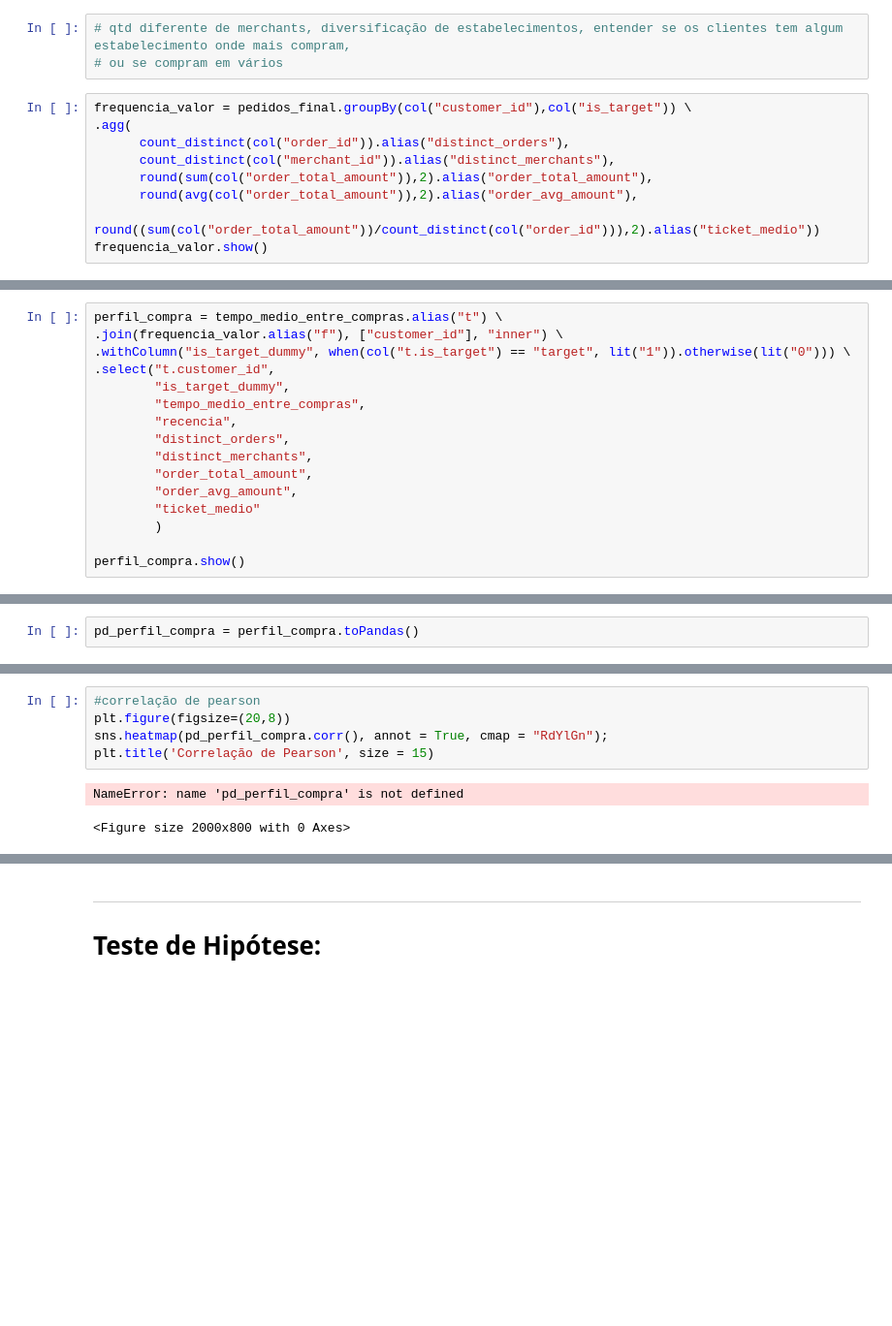
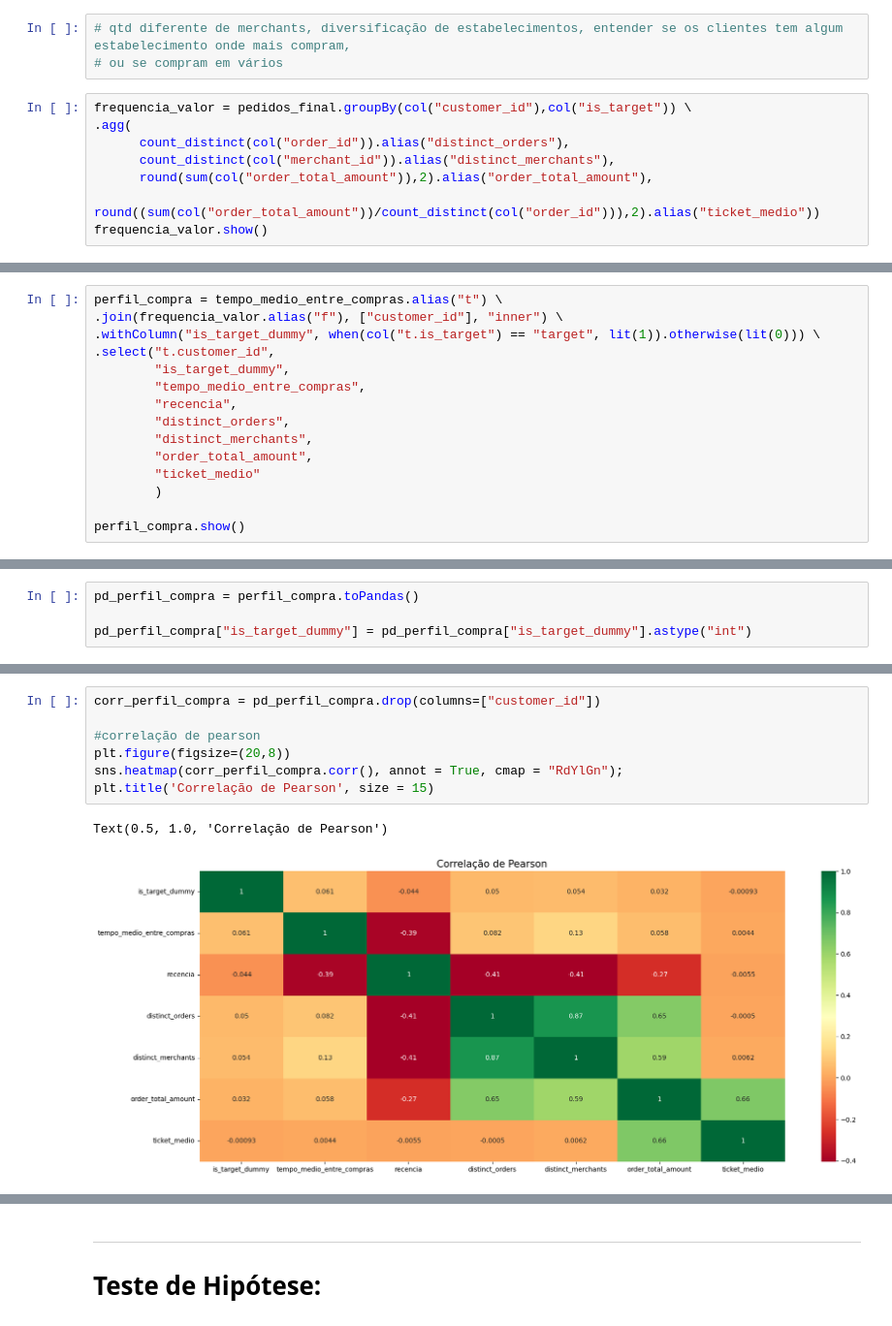
Before and after one commit to NathanyApSalles/analysis_foodtech, a Jupyter notebook: Case_Tecnico_DataAnalyst_Ifood.ipynb, the cells around one changed output, grey strips where cells are left out. Shown at 97% size. Saved outputs shown, nothing was run; the diff lists cells and outputs as text; blank space fills up the shorter version.

```diff
--- a/Case_Tecnico_DataAnalyst_Ifood.ipynb
+++ b/Case_Tecnico_DataAnalyst_Ifood.ipynb
@@ -185,6 +385,5 @@ frequencia_valor = pedidos_final.groupBy(col("customer_id"),col("is_target")) \
       count_distinct(col("order_id")).alias("distinct_orders"),
       count_distinct(col("merchant_id")).alias("distinct_merchants"),
       round(sum(col("order_total_amount")),2).alias("order_total_amount"),
-      round(avg(col("order_total_amount")),2).alias("order_avg_amount"),
       round((sum(col("order_total_amount"))/count_distinct(col("order_id"))),2).alias("ticket_medio"))
 frequencia_valor.show()
@@ -191,7 +408,7 @@ frequencia_valor.show()
 # %%
 perfil_compra = tempo_medio_entre_compras.alias("t") \
 .join(frequencia_valor.alias("f"), ["customer_id"], "inner") \
-.withColumn("is_target_dummy", when(col("t.is_target") == "target", lit("1")).otherwise(lit("0"))) \
+.withColumn("is_target_dummy", when(col("t.is_target") == "target", lit(1)).otherwise(lit(0))) \
 .select("t.customer_id",
         "is_target_dummy",
         "tempo_medio_entre_compras",
@@ -199,7 +416,6 @@ perfil_compra = tempo_medio_entre_compras.alias("t") \
         "distinct_orders",
         "distinct_merchants",
         "order_total_amount",
-        "order_avg_amount",
         "ticket_medio"
         )
 
@@ -209,2 +441,4 @@ ConnectionRefusedError: [Errno 111] Connection refused
 # %%
 pd_perfil_compra = perfil_compra.toPandas()
+
+pd_perfil_compra["is_target_dummy"] = pd_perfil_compra["is_target_dummy"].astype("int")
@@ -225,8 +452,10 @@ KeyboardInterrupt:
 # %%
+corr_perfil_compra = pd_perfil_compra.drop(columns=["customer_id"])
+
 #correlação de pearson
 plt.figure(figsize=(20,8))
-sns.heatmap(pd_perfil_compra.corr(), annot = True, cmap = "RdYlGn");
+sns.heatmap(corr_perfil_compra.corr(), annot = True, cmap = "RdYlGn");
 plt.title('Correlação de Pearson', size = 15)
 # %% [output]
-NameError: name 'pd_perfil_compra' is not defined
+Text(0.5, 1.0, 'Correlação de Pearson')
-<Figure size 2000x800 with 0 Axes>
+[figure, added]
```
Also changed, not shown: parts of 27 cells of this notebook.
